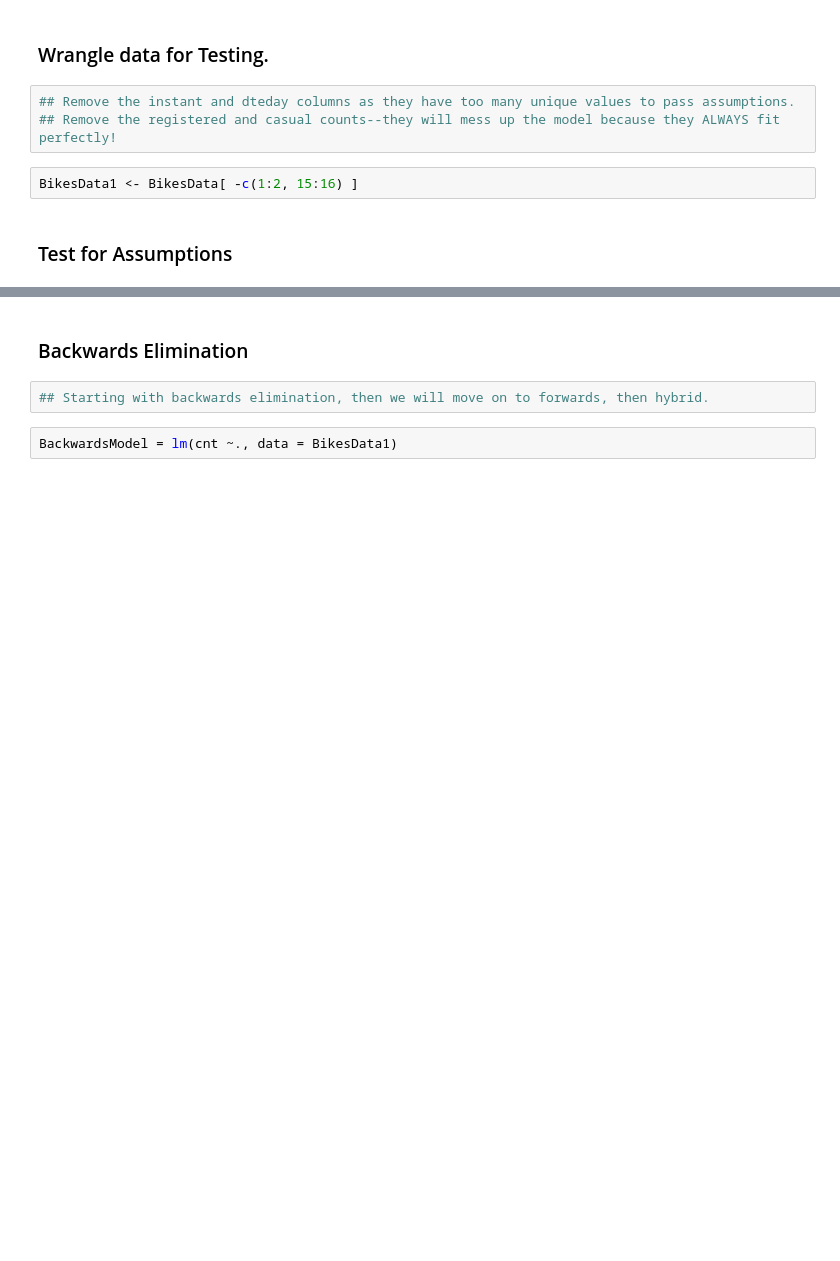
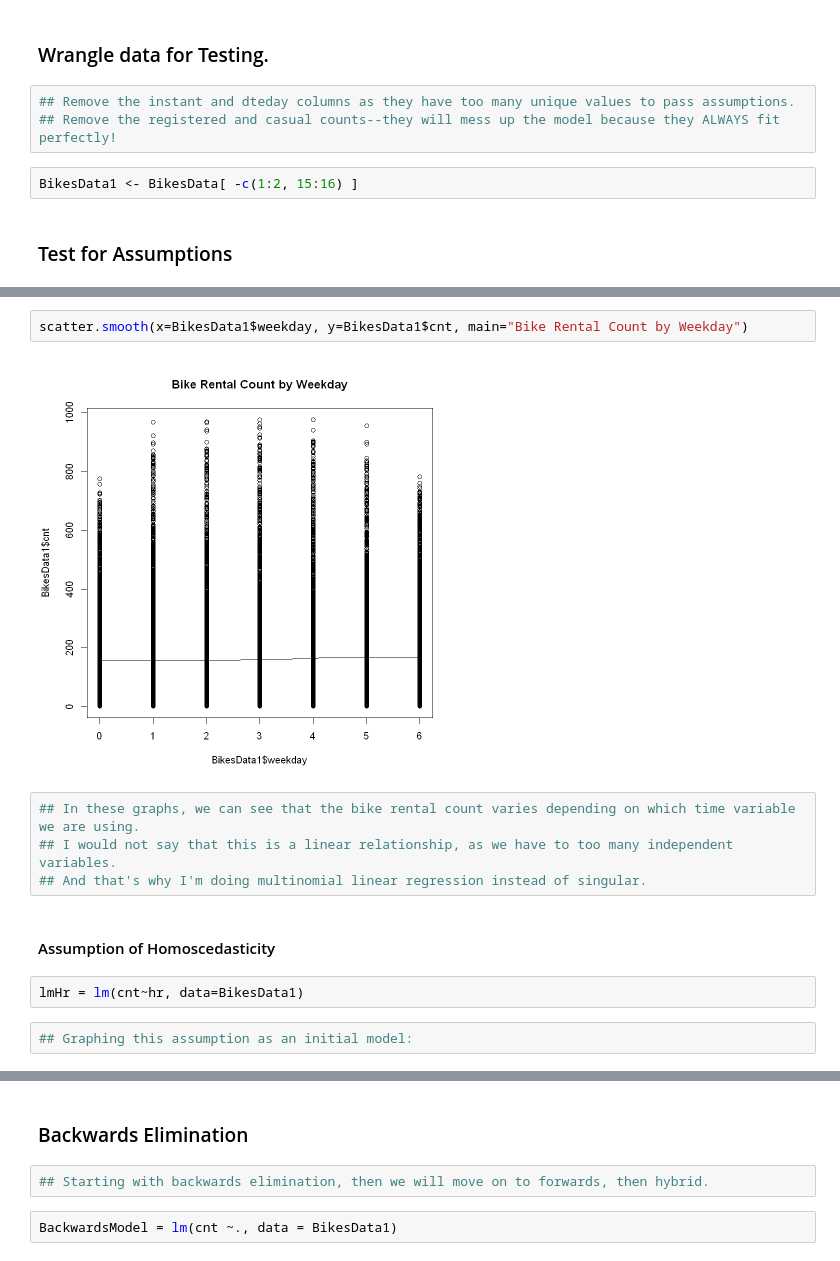
Before and after one commit to hellystia/Final-Project, a Jupyter notebook: Final-Project-R-2.ipynb, the cells around one changed output, grey strips where cells are left out. Drawn from its saved outputs; the diff is of its cells as text; blank space fills up the shorter version.

```diff
--- a/Final-Project-R-2.ipynb
+++ b/Final-Project-R-2.ipynb
@@ -17,0 +39,14 @@ BikesData1 <- BikesData[ -c(1:2, 15:16) ]
+# %%
+scatter.smooth(x=BikesData1$weekday, y=BikesData1$cnt, main="Bike Rental Count by Weekday")
+# %% [output]
+[figure, added]
+# %%
+## In these graphs, we can see that the bike rental count varies depending on which time variable we are using.
+## I would not say that this is a linear relationship, as we have to too many independent variables.
+## And that's why I'm doing multinomial linear regression instead of singular.
+# %% [markdown]
+#### Assumption of Homoscedasticity
+# %%
+lmHr = lm(cnt~hr, data=BikesData1)
+# %%
+## Graphing this assumption as an initial model:
```
Also changed, not shown: parts of 92 cells of this notebook.
